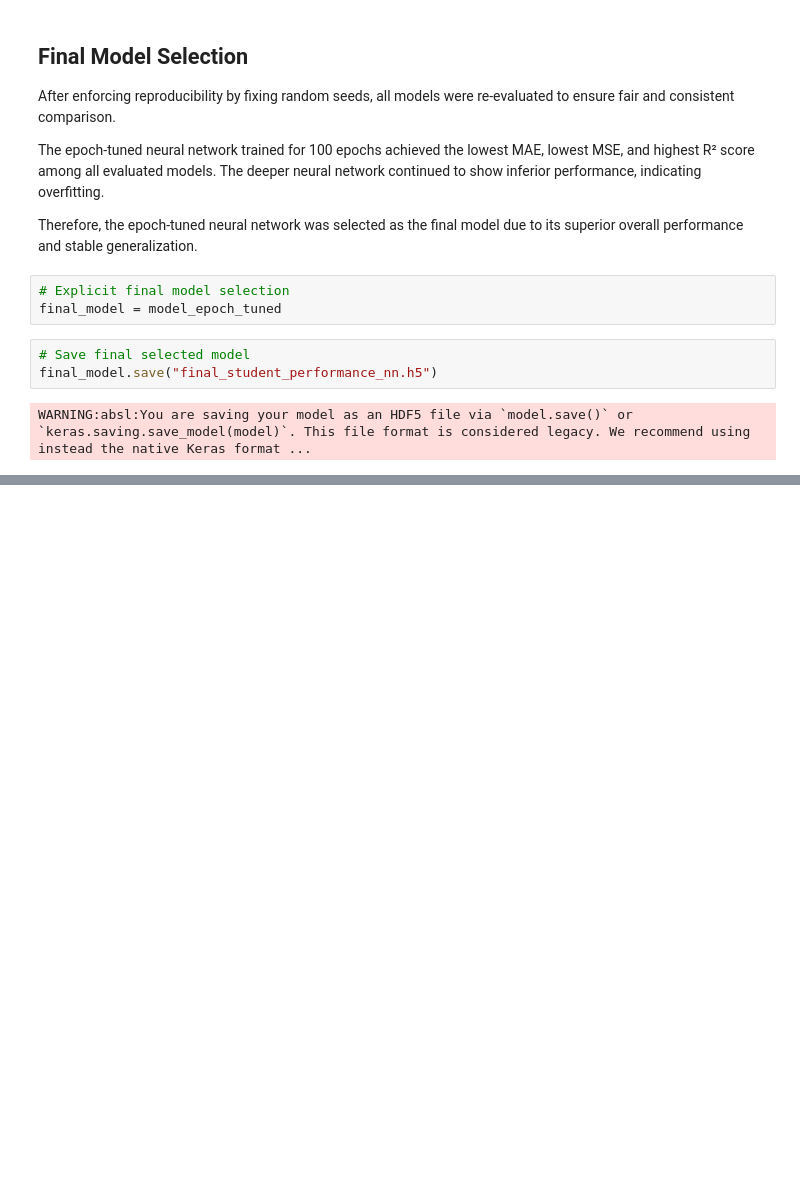
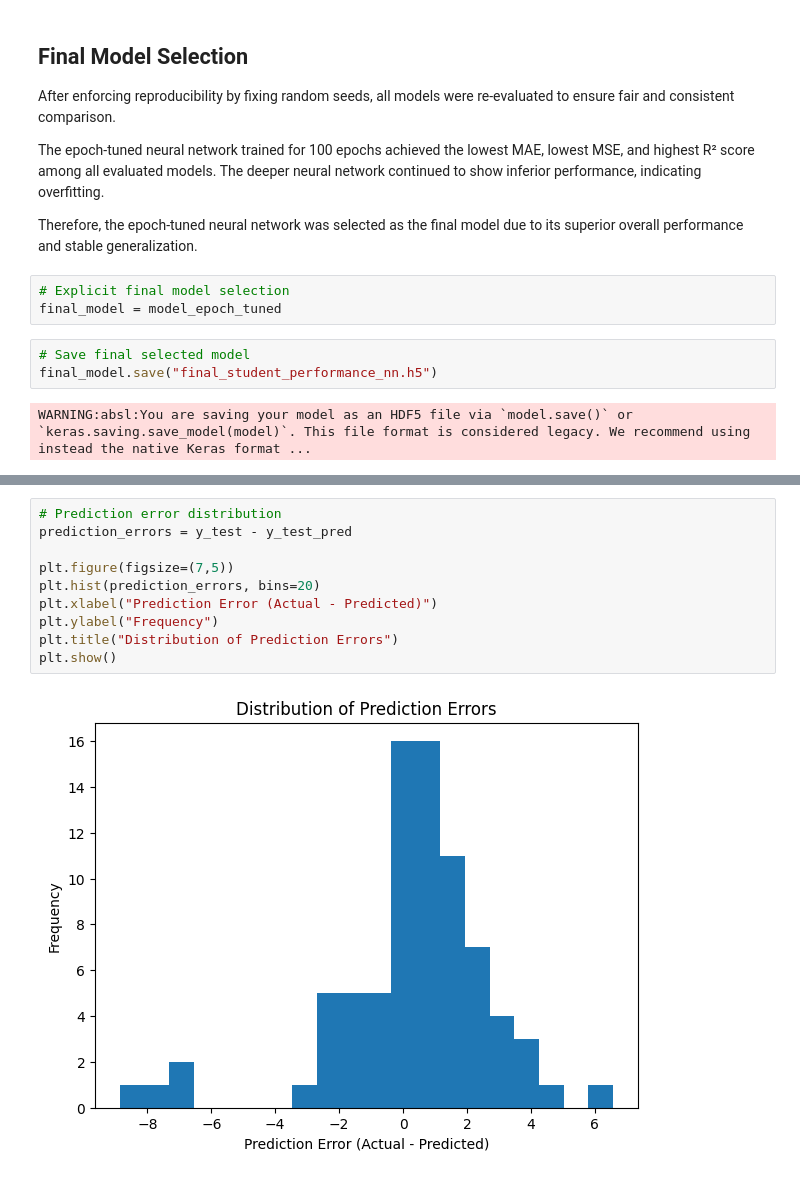
Before and after one commit to har1s3538/student-performance-nn, a Jupyter notebook: notebooks/student_performance_nn.ipynb, the cells around one changed output, grey strips where cells are left out. Drawn from its saved outputs; the diff is of its cells as text; blank space fills up the shorter version.

```diff
--- a/notebooks/student_performance_nn.ipynb
+++ b/notebooks/student_performance_nn.ipynb
@@ -542,0 +585,12 @@ WARNING:absl:You are saving your model as an HDF5 file via `model.save()` or `ke
+# %%
+# Prediction error distribution
+prediction_errors = y_test - y_test_pred
+
+plt.figure(figsize=(7,5))
+plt.hist(prediction_errors, bins=20)
+plt.xlabel("Prediction Error (Actual - Predicted)")
+plt.ylabel("Frequency")
+plt.title("Distribution of Prediction Errors")
+plt.show()
+# %% [output]
+[figure, added]
```
Also changed, not shown: parts of 3 cells of this notebook.
